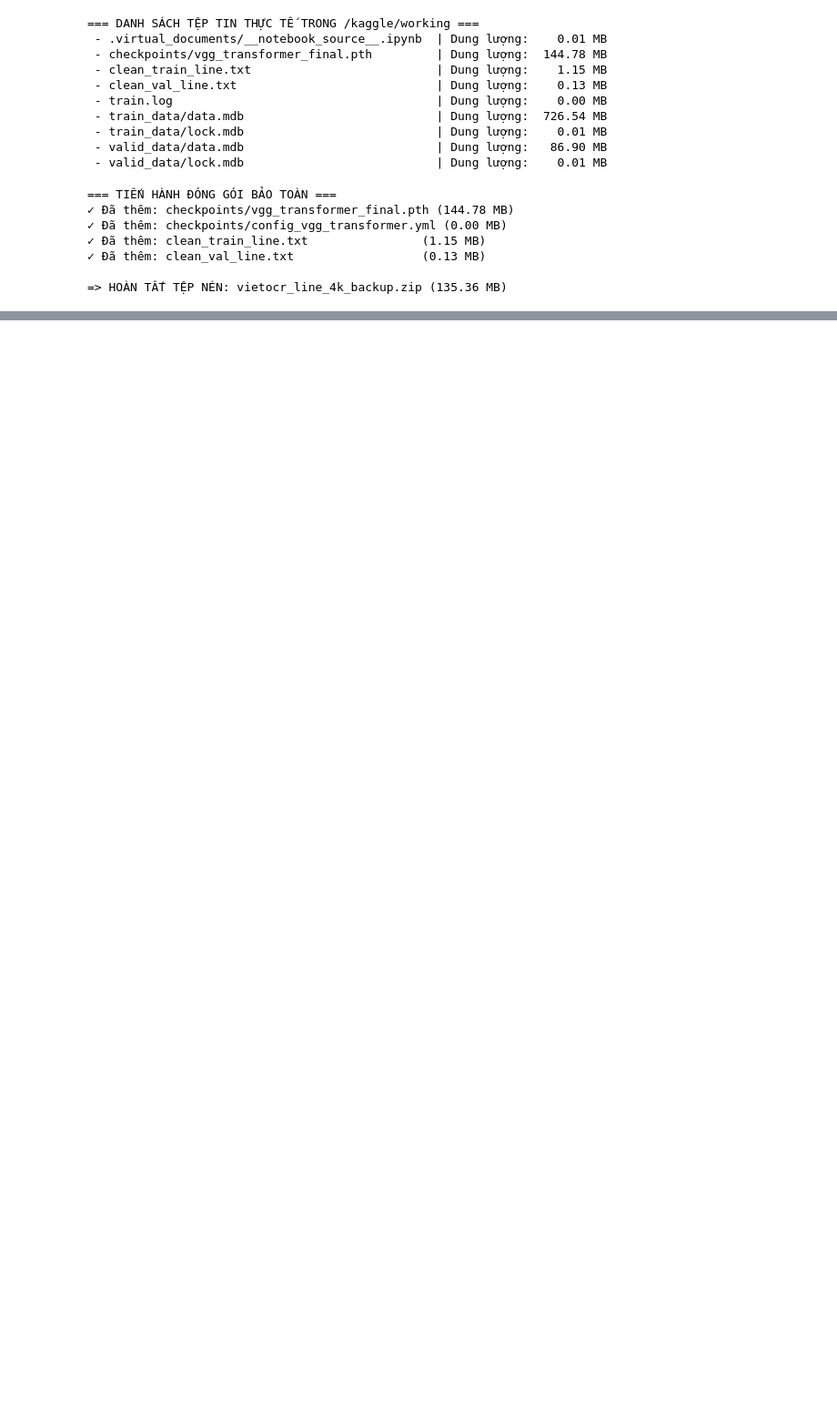
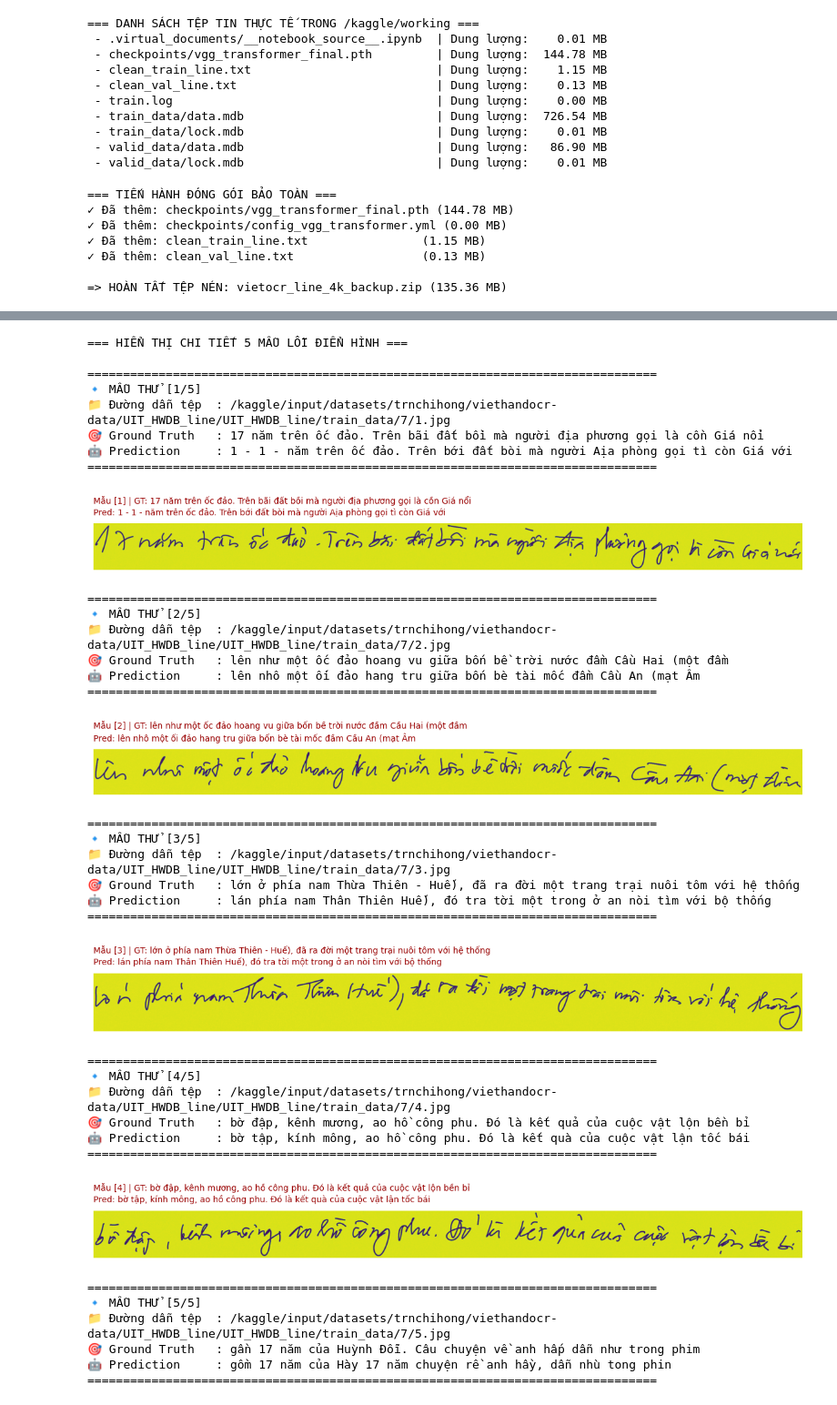
Before and after one commit to hoangtranduchai/viethandocr, a Jupyter notebook: viethandocr-training-2.ipynb, the cells around one changed output, grey strips where cells are left out. Shown at 91% size. Cells and saved outputs as stored; diff of their text form; code cells hidden in the pictures; blank space fills up the shorter version.

```diff
--- a/viethandocr-training-2.ipynb
+++ b/viethandocr-training-2.ipynb
@@ -609,0 +1056,80 @@ print(f"\n=> HOÀN TẤT TỆP NÉN: {backup_zip.name} ({backup_zip.stat().st_si
+# %%
+# [Phần III - Cell 6] Trực quan hóa ảnh thực tế kèm đường dẫn và đối chiếu lỗi
+from pathlib import Path
+import pandas as pd
+import matplotlib.pyplot as plt
+from PIL import Image
+
+# 1. Đọc dữ liệu phân tích lỗi đã xuất ra ở Cell 3
+csv_path = CONFIG_EVAL['output_eval_dir'] / 'baseline_error_analysis_val_line.csv'
+df_eval = pd.read_csv(csv_path)
+
+# Lọc các dòng dự đoán sai
+df_errors = df_eval[df_eval['is_exact_match'] == False].reset_index(drop=True)
+
+# 2. Chọn số lượng mẫu muốn quan sát (mặc định lấy 5 mẫu đầu tiên)
+num_samples_to_show = 5
+selected_samples = df_errors.head(num_samples_to_show)
+
+print(f"=== HIỂN THỊ CHI TIẾT {num_samples_to_show} MẪU LỖI ĐIỂN HÌNH ===")
+
+for idx, row in selected_samples.iterrows():
+    img_path = Path(row['image_path'])
+    gt = row['ground_truth']
+    pred = row['prediction']
+
+    print("\n" + "=" * 80)
+    print(f"🔹 MẪU THỬ [{idx + 1}/{num_samples_to_show}]")
+    print(f"📁 Đường dẫn tệp  : {img_path}")
+    print(f"🎯 Ground Truth   : {gt}")
+    print(f"🤖 Prediction     : {pred}")
+    print("=" * 80)
+
+    if img_path.exists():
+        with Image.open(img_path) as img:
+            plt.figure(figsize=(12, 2.5))
+            plt.imshow(img)
+            plt.axis('off')
+            plt.title(f"Mẫu [{idx + 1}] | GT: {gt}\nPred: {pred}",
+                      fontsize=10, pad=10, loc='left', color='#990000')
+            plt.tight_layout()
+            plt.show()
+    else:
+        print(f"⚠️ Không tìm thấy ảnh tại đường dẫn: {img_path}")
+# %% [output]
+=== HIỂN THỊ CHI TIẾT 5 MẪU LỖI ĐIỂN HÌNH ===
+
+================================================================================
+🔹 MẪU THỬ [1/5]
+📁 Đường dẫn tệp  : /kaggle/input/datasets/trnchihong/viethandocr-data/UIT_HWDB_line/UIT_HWDB_line/train_data/7/1.jpg
+🎯 Ground Truth   : 17 năm trên ốc đảo. Trên bãi đất bồi mà người địa phương gọi là cồn Giá nổi
+🤖 Prediction     : 1 - 1 - năm trên ốc đảo. Trên bới đất bòi mà người Aịa phòng gọi tì còn Giá với
+================================================================================
+[figure, added]
+================================================================================
+🔹 MẪU THỬ [2/5]
+📁 Đường dẫn tệp  : /kaggle/input/datasets/trnchihong/viethandocr-data/UIT_HWDB_line/UIT_HWDB_line/train_data/7/2.jpg
+🎯 Ground Truth   : lên như một ốc đảo hoang vu giữa bốn bề trời nước đầm Cầu Hai (một đầm
+🤖 Prediction     : lên nhô một ối đảo hang tru giữa bốn bè tài mốc đầm Cầu An (mạt Âm
+================================================================================
+[figure, added]
+================================================================================
+🔹 MẪU THỬ [3/5]
+📁 Đường dẫn tệp  : /kaggle/input/datasets/trnchihong/viethandocr-data/UIT_HWDB_line/UIT_HWDB_line/train_data/7/3.jpg
+🎯 Ground Truth   : lớn ở phía nam Thừa Thiên - Huế), đã ra đời một trang trại nuôi tôm với hệ thống
+🤖 Prediction     : lán phía nam Thân Thiên Huế), đó tra tời một trong ở an nòi tìm với bộ thống
+================================================================================
+[figure, added]
+================================================================================
+🔹 MẪU THỬ [4/5]
+📁 Đường dẫn tệp  : /kaggle/input/datasets/trnchihong/viethandocr-data/UIT_HWDB_line/UIT_HWDB_line/train_data/7/4.jpg
+🎯 Ground Truth   : bờ đập, kênh mương, ao hồ công phu. Đó là kết quả của cuộc vật lộn bền bỉ
+🤖 Prediction     : bờ tập, kính mông, ao hồ công phu. Đó là kết quà của cuộc vật lận tốc bái
+================================================================================
+[figure, added]
+================================================================================
+🔹 MẪU THỬ [5/5]
+📁 Đường dẫn tệp  : /kaggle/input/datasets/trnchihong/viethandocr-data/UIT_HWDB_line/UIT_HWDB_line/train_data/7/5.jpg
+🎯 Ground Truth   : gần 17 năm của Huỳnh Đỗi. Câu chuyện về anh hấp dẫn như trong phim
+🤖 Prediction     : gồm 17 năm của Hày 17 năm chuyện rề anh hầy, dẫn nhù tong phin
+================================================================================
```
Also changed, not shown: parts of 12 cells of this notebook.
